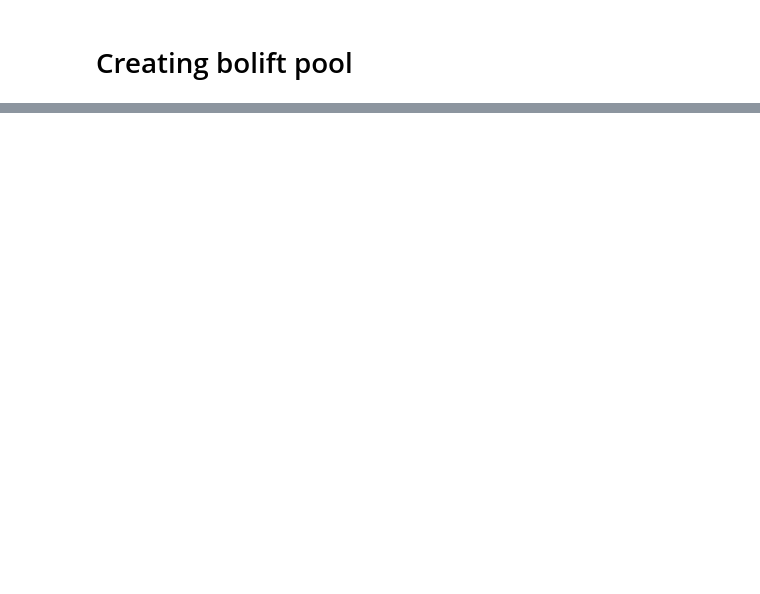
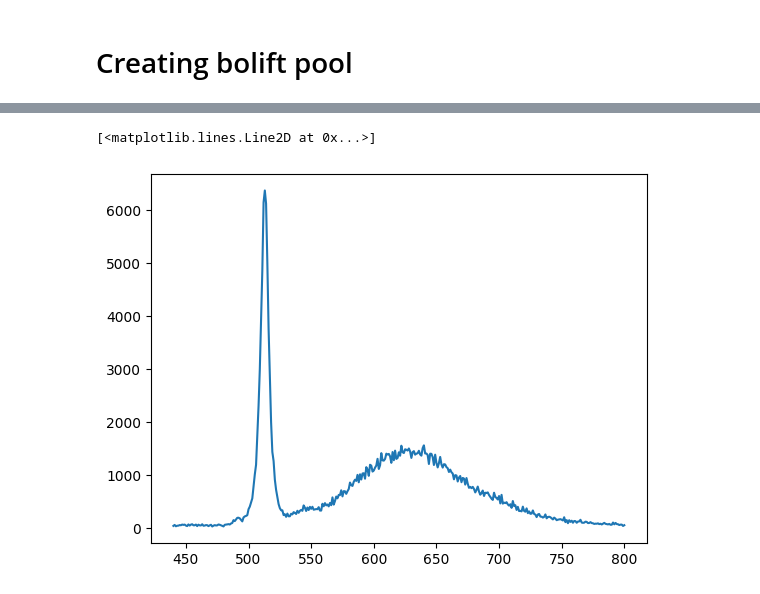
Before and after one commit to maykcaldas/BioNano-DOE, a Jupyter notebook: AgML/process_data.ipynb, the cells around one changed output, grey strips where cells are left out. Saved outputs shown, nothing was run; the diff lists cells and outputs as text; code cells hidden in the pictures; blank space fills up the shorter version.

```diff
--- a/AgML/process_data.ipynb
+++ b/AgML/process_data.ipynb
@@ -230,0 +227,13 @@ cloudpickle.dump(pool, open('Data/pool.pkl', 'wb'))
+# %%
+df = pd.read_csv('Data/processed_data.csv')
+df.drop(['OD'], axis=1, inplace=True)
+df.groupby(['Temperature(C)', 'Doping(%)', 'Time(min)']).count()
+
+sample = df.iloc[0]
+w = [float(a) for a in sample['Wavelengths'][1:-1].split(',')]
+i = [float(a) for a in sample['Fluorescence'][1:-1].split(',')]
+
+plt.plot(w, i, color="C0")
+# %% [output]
+[<matplotlib.lines.Line2D at 0x...>]
+[figure, added]
```
Also changed, not shown: parts of 8 cells of this notebook, 9 other files.
